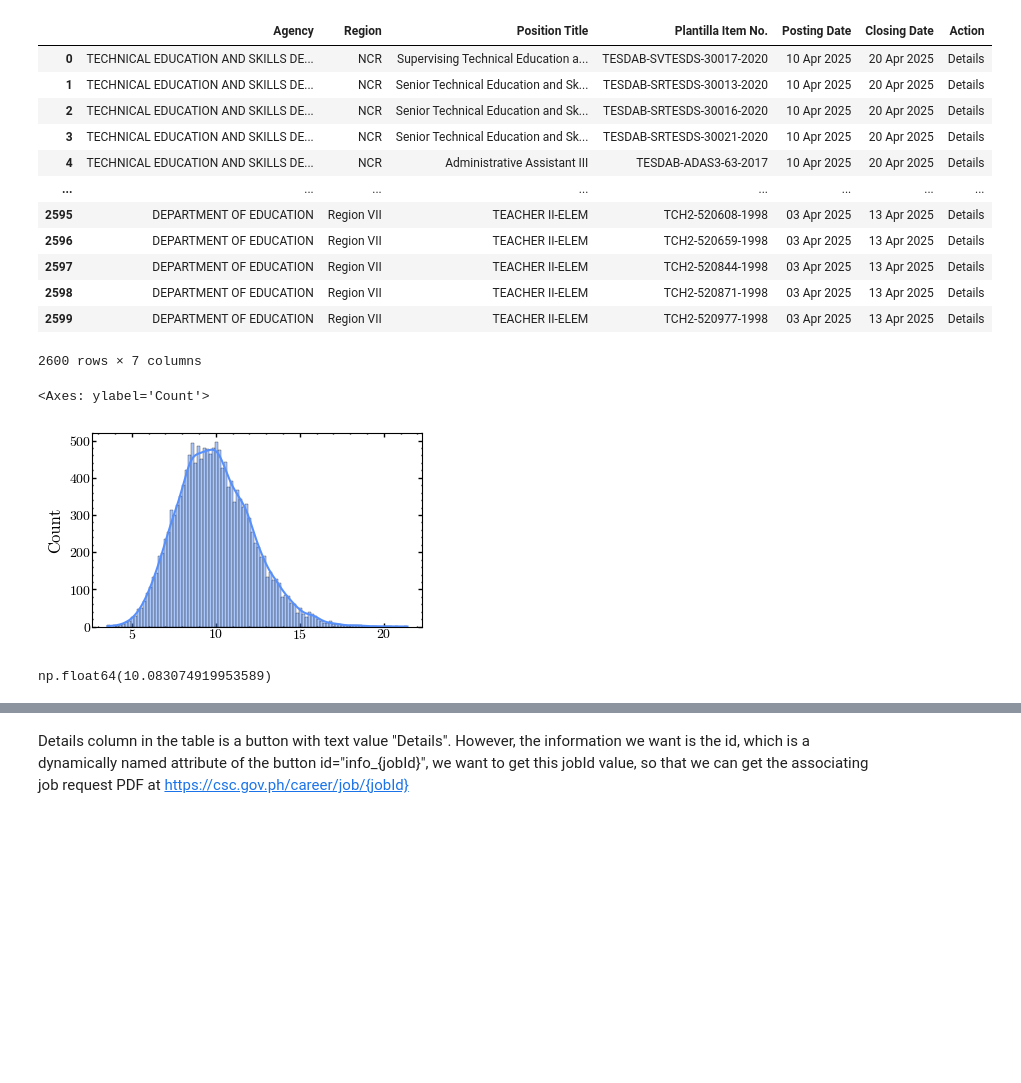
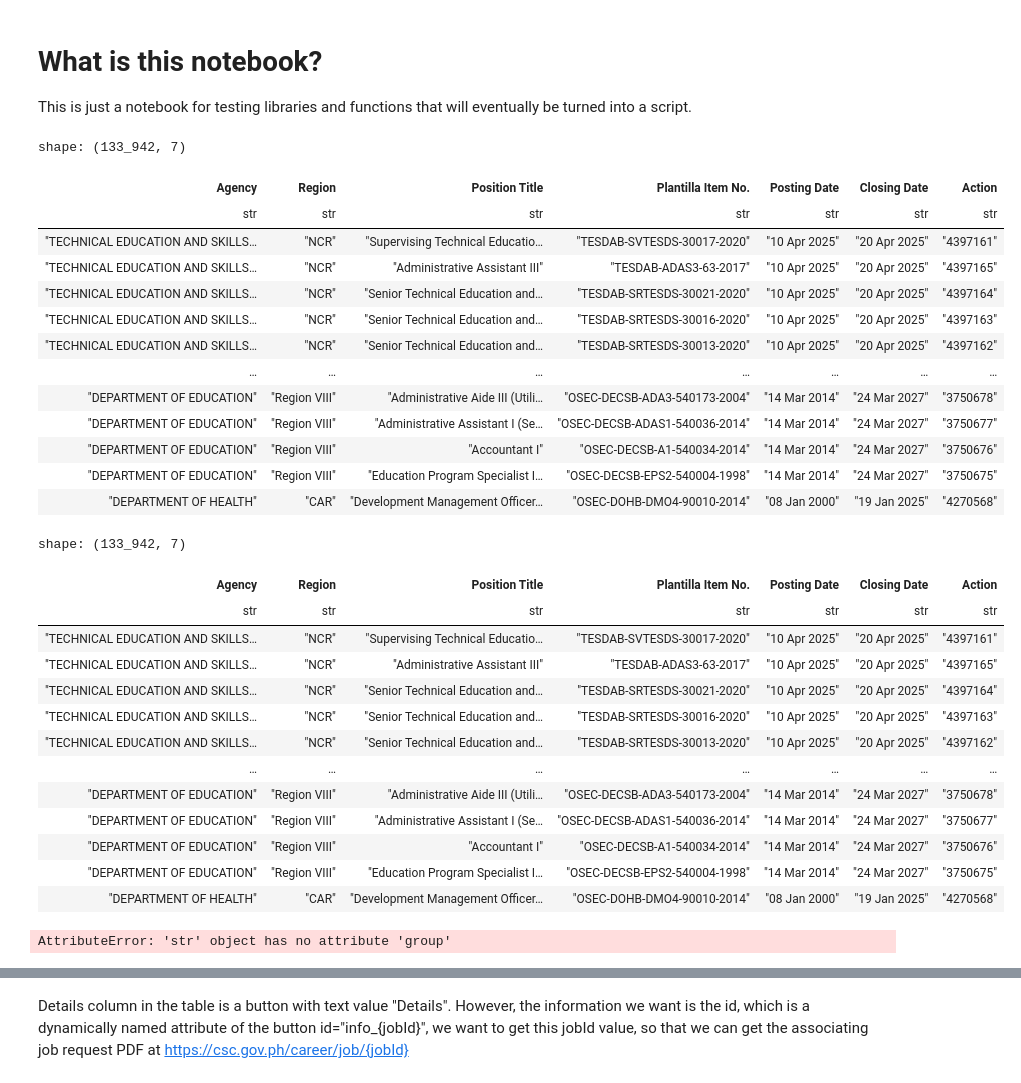
Before and after one commit to iragca/ml-final-project, a Jupyter notebook: notebooks/1.0-iragca-csc.ipynb, the cells around one changed output, grey strips where cells are left out. Saved outputs shown, nothing was run; the diff lists cells and outputs as text; code cells hidden in the pictures; blank space fills up the shorter version.

Commit message:
test notebook save

```diff
--- a/notebooks/1.0-iragca-csc.ipynb
+++ b/notebooks/1.0-iragca-csc.ipynb
@@ -1,3 +1,7 @@
+# %% [markdown]
+# What is this notebook?
+
+This is just a notebook for testing libraries and functions that will eventually be turned into a script.
 # %%
 import duckdb
 import polars as pl
@@ -6,20 +10,22 @@ from ml_final_project.config import RAW_DATA_DIR
 # %%
 dbPath = RAW_DATA_DIR / "CivilServiceCommission" / "civilservicecommission.duckdb"
 
-db = duckdb.connect(dbPath)
+db = duckdb.connect(dbPath, read_only=True)
 # %%
-db.sql("SELECT * FROM civilservicecommission").df()
+data = db.sql("SELECT * FROM civilservicecommission").pl()
+data
 # %% [output]
+shape: (133_942, 7)
-|  | Agency | Region | Position Title | Plantilla Item No. | Posting Date | Closing Date | Action |
-| 0 | TECHNICAL EDUCATION AND SKILLS DE... | NCR | Supervising Technical Education a... | TESDAB-SVTESDS-30017-2020 | 10 Apr 2025 | 20 Apr 2025 | Details |
-| 1 | TECHNICAL EDUCATION AND SKILLS DE... | NCR | Senior Technical Education and Sk... | TESDAB-SRTESDS-30013-2020 | 10 Apr 2025 | 20 Apr 2025 | Details |
-| 2 | TECHNICAL EDUCATION AND SKILLS DE... | NCR | Senior Technical Education and Sk... | TESDAB-SRTESDS-30016-2020 | 10 Apr 2025 | 20 Apr 2025 | Details |
-| 3 | TECHNICAL EDUCATION AND SKILLS DE... | NCR | Senior Technical Education and Sk... | TESDAB-SRTESDS-30021-2020 | 10 Apr 2025 | 20 Apr 2025 | Details |
-| 4 | TECHNICAL EDUCATION AND SKILLS DE... | NCR | Administrative Assistant III | TESDAB-ADAS3-63-2017 | 10 Apr 2025 | 20 Apr 2025 | Details |
-| ... | ... | ... | ... | ... | ... | ... | ... |
-| 2595 | DEPARTMENT OF EDUCATION | Region VII | TEACHER II-ELEM | TCH2-520608-1998 | 03 Apr 2025 | 13 Apr 2025 | Details |
-| 2596 | DEPARTMENT OF EDUCATION | Region VII | TEACHER II-ELEM | TCH2-520659-1998 | 03 Apr 2025 | 13 Apr 2025 | Details |
-| 2597 | DEPARTMENT OF EDUCATION | Region VII | TEACHER II-ELEM | TCH2-520844-1998 | 03 Apr 2025 | 13 Apr 2025 | Details |
-| 2598 | DEPARTMENT OF EDUCATION | Region VII | TEACHER II-ELEM | TCH2-520871-1998 | 03 Apr 2025 | 13 Apr 2025 | Details |
-| 2599 | DEPARTMENT OF EDUCATION | Region VII | TEACHER II-ELEM | TCH2-520977-1998 | 03 Apr 2025 | 13 Apr 2025 | Details |
+| Agency | Region | Position Title | Plantilla Item No. | Posting Date | Closing Date | Action |
+| str | str | str | str | str | str | str |
+| "TECHNICAL EDUCATION AND SKILLS… | "NCR" | "Supervising Technical Educatio… | "TESDAB-SVTESDS-30017-2020" | "10 Apr 2025" | "20 Apr 2025" | "4397161" |
+| "TECHNICAL EDUCATION AND SKILLS… | "NCR" | "Administrative Assistant III" | "TESDAB-ADAS3-63-2017" | "10 Apr 2025" | "20 Apr 2025" | "4397165" |
+| "TECHNICAL EDUCATION AND SKILLS… | "NCR" | "Senior Technical Education and… | "TESDAB-SRTESDS-30021-2020" | "10 Apr 2025" | "20 Apr 2025" | "4397164" |
+| "TECHNICAL EDUCATION AND SKILLS… | "NCR" | "Senior Technical Education and… | "TESDAB-SRTESDS-30016-2020" | "10 Apr 2025" | "20 Apr 2025" | "4397163" |
+| "TECHNICAL EDUCATION AND SKILLS… | "NCR" | "Senior Technical Education and… | "TESDAB-SRTESDS-30013-2020" | "10 Apr 2025" | "20 Apr 2025" | "4397162" |
+| … | … | … | … | … | … | … |
+| "DEPARTMENT OF EDUCATION" | "Region VIII" | "Administrative Aide III (Utili… | "OSEC-DECSB-ADA3-540173-2004" | "14 Mar 2014" | "24 Mar 2027" | "3750678" |
+| "DEPARTMENT OF EDUCATION" | "Region VIII" | "Administrative Assistant I (Se… | "OSEC-DECSB-ADAS1-540036-2014" | "14 Mar 2014" | "24 Mar 2027" | "3750677" |
+| "DEPARTMENT OF EDUCATION" | "Region VIII" | "Accountant I" | "OSEC-DECSB-A1-540034-2014" | "14 Mar 2014" | "24 Mar 2027" | "3750676" |
+| "DEPARTMENT OF EDUCATION" | "Region VIII" | "Education Program Specialist I… | "OSEC-DECSB-EPS2-540004-1998" | "14 Mar 2014" | "24 Mar 2027" | "3750675" |
+| "DEPARTMENT OF HEALTH" | "CAR" | "Development Management Officer… | "OSEC-DOHB-DMO4-90010-2014" | "08 Jan 2000" | "19 Jan 2025" | "4270568" |
-2600 rows × 7 columns
@@ -37,14 +31,0 @@ plt.style.use(MPL_STYLE_DIR / "iragca_cmr10.mplstyle")
-# %%
-low = 20
-high = 15
-size = 15000
-random_numbers = np.random.standard_gamma(low, size)
-random_numbers = random_numbers / 2
-sns.histplot(random_numbers, bins=100, kde=True)
-# %% [output]
-<Axes: ylabel='Count'>
-[figure, removed]
-# %%
-np.random.choice(random_numbers)
-# %% [output]
-np.float64(10.083074919953589)
@@ -50,0 +34,21 @@ np.float64(10.083074919953589)
+# %%
+data
+# %% [output]
+shape: (133_942, 7)
+| Agency | Region | Position Title | Plantilla Item No. | Posting Date | Closing Date | Action |
+| str | str | str | str | str | str | str |
+| "TECHNICAL EDUCATION AND SKILLS… | "NCR" | "Supervising Technical Educatio… | "TESDAB-SVTESDS-30017-2020" | "10 Apr 2025" | "20 Apr 2025" | "4397161" |
+| "TECHNICAL EDUCATION AND SKILLS… | "NCR" | "Administrative Assistant III" | "TESDAB-ADAS3-63-2017" | "10 Apr 2025" | "20 Apr 2025" | "4397165" |
+| "TECHNICAL EDUCATION AND SKILLS… | "NCR" | "Senior Technical Education and… | "TESDAB-SRTESDS-30021-2020" | "10 Apr 2025" | "20 Apr 2025" | "4397164" |
+| "TECHNICAL EDUCATION AND SKILLS… | "NCR" | "Senior Technical Education and… | "TESDAB-SRTESDS-30016-2020" | "10 Apr 2025" | "20 Apr 2025" | "4397163" |
+| "TECHNICAL EDUCATION AND SKILLS… | "NCR" | "Senior Technical Education and… | "TESDAB-SRTESDS-30013-2020" | "10 Apr 2025" | "20 Apr 2025" | "4397162" |
+| … | … | … | … | … | … | … |
+| "DEPARTMENT OF EDUCATION" | "Region VIII" | "Administrative Aide III (Utili… | "OSEC-DECSB-ADA3-540173-2004" | "14 Mar 2014" | "24 Mar 2027" | "3750678" |
+| "DEPARTMENT OF EDUCATION" | "Region VIII" | "Administrative Assistant I (Se… | "OSEC-DECSB-ADAS1-540036-2014" | "14 Mar 2014" | "24 Mar 2027" | "3750677" |
+| "DEPARTMENT OF EDUCATION" | "Region VIII" | "Accountant I" | "OSEC-DECSB-A1-540034-2014" | "14 Mar 2014" | "24 Mar 2027" | "3750676" |
+| "DEPARTMENT OF EDUCATION" | "Region VIII" | "Education Program Specialist I… | "OSEC-DECSB-EPS2-540004-1998" | "14 Mar 2014" | "24 Mar 2027" | "3750675" |
+| "DEPARTMENT OF HEALTH" | "CAR" | "Development Management Officer… | "OSEC-DOHB-DMO4-90010-2014" | "08 Jan 2000" | "19 Jan 2025" | "4270568" |
+# %%
+"20 Apr 2025".str.repl
+# %% [output]
+AttributeError: 'str' object has no attribute 'group'
```
Also changed, not shown: parts of 14 cells of this notebook.
